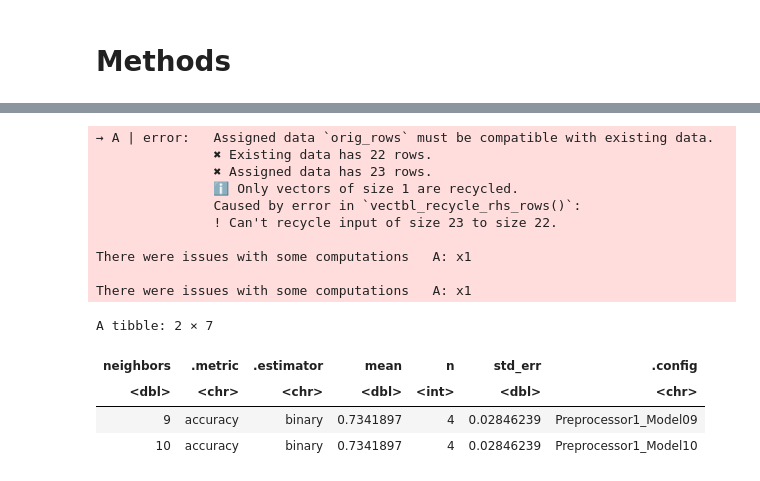
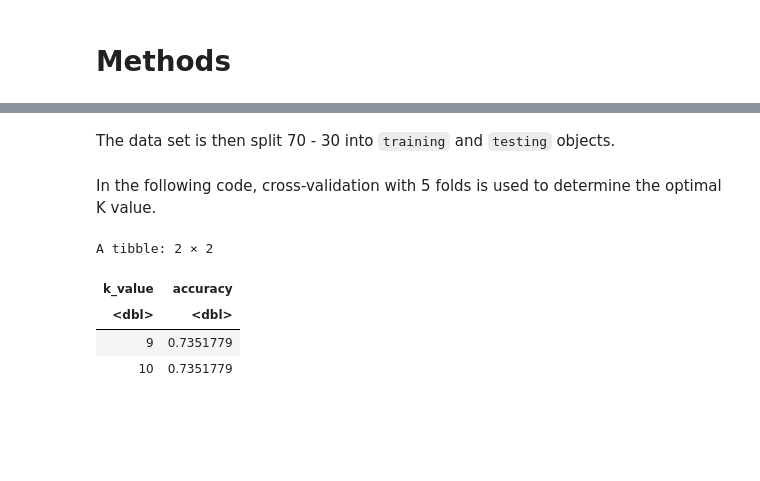
Before and after one commit to Elauri/dsci-100-project, a Jupyter notebook: project.ipynb, the cells around one changed output, grey strips where cells are left out. Saved outputs shown, nothing was run; the diff lists cells and outputs as text; code cells hidden in the pictures; blank space fills up the shorter version.

```diff
--- a/project.ipynb
+++ b/project.ipynb
@@ -83,5 +102,0 @@ We can first observe the trend through graphs.
-# %%
-player_data <- player_data |>
-                    mutate(experience = factor(experience,
-                                               levels = c("Beginner", "Amateur", "Regular", "Pro", "Veteran")))
-player_data
@@ -160,0 +117,4 @@ A grouped_df: 10 × 3
+# %%
+player_data_filtered <- player_data |>
+                        filter(age > 15, age < 25)
+player_data_filtered
@@ -215,6 +245,5 @@ age_sub_plot_2
 # %%
-players_processed <- player_data |>
-                    filter(Age > 15, Age < 25) |>
-                    select(experience, subscribe, played_hours, gender) |>
-                    mutate(subscribe = as_factor(subscribe))
-players_processed
+player_processed <- player_data_filtered |>
+                    select(-age) |>
+                    mutate(subscribe = as_factor(subscribe)) |>
+                    mutate(gender = as_factor(gender))
@@ -232,40 +250,37 @@ A tibble: 162 × 4
+# %% [markdown]
+The data set is then split 70 - 30 into `training` and `testing` objects.
 # %%
 set.seed(1000)
-players_split <- initial_split(players_processed, prop = 0.70, strata = subscribe)
-players_training <- training(players_split)
-players_testing <- testing(players_split)
+player_split <- initial_split(player_processed, prop = 0.70, strata = subscribe)
+player_training <- training(player_split)
+player_testing <- testing(player_split)
+# %% [markdown]
+In the following code, cross-validation with 5 folds is used to determine the optimal K value.
 # %%
 set.seed(2000)
-sub_recipe <- recipe(subscribe ~ played_hours + experience + gender, data = players_training) |>
+sub_recipe <- recipe(subscribe ~ played_hours + experience + gender, data = player_training) |>
             step_scale(played_hours) |>
             step_center(played_hours)
 sub_spec <- nearest_neighbor(weight_func = "rectangular", neighbors = tune()) |>
             set_engine("kknn") |>
             set_mode("classification")
-sub_vfold <- vfold_cv(players_training, v = 5, strata = subscribe)
+sub_vfold <- vfold_cv(player_training, v = 5, strata = subscribe)
 vals <- tibble(neighbors = seq(from = 1, to = 10, by = 1))
 
 sub_fit <- workflow() |>
         add_recipe(sub_recipe) |>
         add_model(sub_spec) |>
         tune_grid(resamples = sub_vfold, grid = vals) |>
         collect_metrics() |>
         filter(.metric == "accuracy") |>
-        filter(mean == max(mean))
+        filter(mean == max(mean)) |>
+        mutate(accuracy = mean) |>
+        mutate(k_value = neighbors) |>
+        select(k_value, accuracy)
 sub_fit
 # %% [output]
-→ A | error:   Assigned data `orig_rows` must be compatible with existing data.
-               ✖ Existing data has 22 rows.
-               ✖ Assigned data has 23 rows.
-               ℹ Only vectors of size 1 are recycled.
-               Caused by error in `vectbl_recycle_rhs_rows()`:
-               ! Can't recycle input of size 23 to size 22.
-
-There were issues with some computations   A: x1
-
-There were issues with some computations   A: x1
+A tibble: 2 × 2
-A tibble: 2 × 7
-| neighbors | .metric | .estimator | mean | n | std_err | .config |
-| <dbl> | <chr> | <chr> | <dbl> | <int> | <dbl> | <chr> |
-| 9 | accuracy | binary | 0.7341897 | 4 | 0.02846239 | Preprocessor1_Model09 |
-| 10 | accuracy | binary | 0.7341897 | 4 | 0.02846239 | Preprocessor1_Model10 |
+| k_value | accuracy |
+| <dbl> | <dbl> |
+| 9 | 0.7351779 |
+| 10 | 0.7351779 |
```
Also changed, not shown: parts of 72 cells of this notebook.
